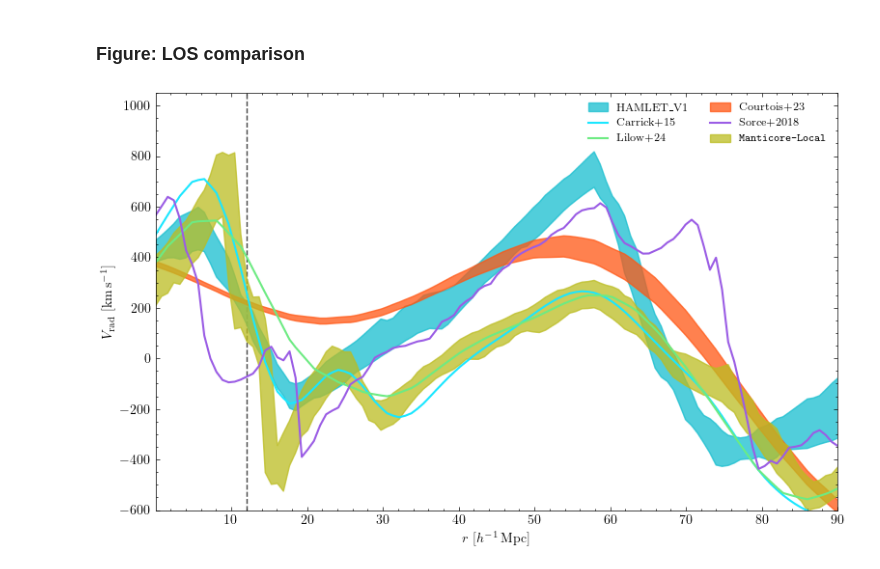
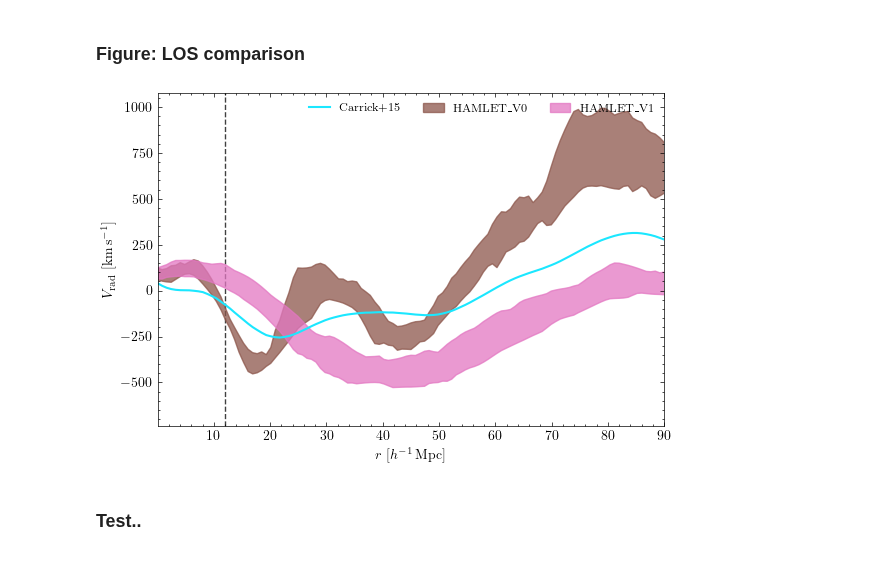
Before and after one commit to Richard-Sti/CANDEL, a Jupyter notebook: notebooks/paper_VFO/main_VFO.ipynb, the cells around one changed output. Cells and saved outputs as stored; diff of their text form; code cells hidden in the pictures.

Commit message:
Update plots

```diff
--- a/notebooks/paper_VFO/main_VFO.ipynb
+++ b/notebooks/paper_VFO/main_VFO.ipynb
@@ -123,7 +126,8 @@ k = None
 data = {}
 # reconstructions = ["CB2", "Carrick2015", "Lilow2024", "CF4", "CLONES"]
 # reconstructions = ["Carrick2015", "Lilow2024", "CF4", "CLONES", "HAMLET", "CB2"]
-reconstructions = ["HAMLET_V1", "Carrick2015", "Lilow2024", "CF4", "CLONES", "manticore_2MPP_MULTIBIN_N256_DES_V2"]
+# reconstructions = ["HAMLET_V1", "Carrick2015", "Lilow2024", "CF4", "CLONES", "manticore_2MPP_MULTIBIN_N256_DES_V2"]
+reconstructions = ["Carrick2015", "HAMLET_V0", "HAMLET_V1", ]
 
 for reconstruction in reconstructions:
     with File(join(rootdir, f"los_CF4_TFR_{reconstruction}.hdf5"), 'r') as f:
@@ -131,7 +135,8 @@ for reconstruction in reconstructions:
             RA = np.deg2rad(f["RA"][...])
             dec = np.deg2rad(f["dec"][...])
             angdist = angular_separation(RA, dec, RA_virgo, dec_virgo)
-            k = np.argmin(angdist)
+            # k = np.argmin(angdist) + 500
+            k = np.random.choice(np.arange(0, len(angdist)))
 
         r = f["r"][...]
         rho = f["los_density"][:, k, :]
@@ -142,36 +147,40 @@ for reconstruction in reconstructions:
 
         data[reconstruction] = [r, rho, vel]
 # %%
+gen = np.random.default_rng(43)
+
 with plt.style.context("science"):
-    fig, ax = plt.subplots(figsize=(8, 5))
+    fig, ax = plt.subplots(figsize=(6, 4))
     lw = plt.rcParams["lines.linewidth"]
 
     for simname in reconstructions:
         r, rho, vel = data[simname]  # vel: (nsamples, nr)
         y = vel
 
 
-        col = simname2color(simname)
+        col = simname2color(simname, gen)
         if vel.shape[0] > 1:
             ylow, yhigh = np.percentile(y, [16, 84], axis=0)
             ax.fill_between(r, ylow, yhigh, alpha=0.75,
                             label=simname2label(simname), color=col)
         else:
             ax.plot(r, y[0], lw=1.5 * lw, label=simname2label(simname),
                     color=col)
 
     ax.set_xlabel(r"$r~[h^{-1}\,\mathrm{Mpc}]$")
     ax.set_ylabel(r"$V_{\rm rad}~[\mathrm{km}\,\mathrm{s}^{-1}]$")
 
     ax.set_xlim(r.min(), 90)
-    ax.set_ylim(-600, 1050)
-    # ax.set_yscale("log")
+    # ax.set_ylim(-600, 1050)
 
     ax.axvline(dist_virgo, zorder=0, c="k", ls="--", alpha=0.75)
 
-    ax.legend(ncols=2, loc="upper right", fontsize="small", handlelength=1.75)
+    ax.legend(ncols=3, loc="upper right", fontsize="small", handlelength=1.75)
 
     fig.tight_layout()
+    fig.savefig(f"/Users/rstiskalek/Downloads/LOS_{k}.png", dpi=450)
     plt.show()
 # %% [output]
-[figure, old version]
+[figure, new version]
+# %% [markdown]
+### Test..
```
Also changed, not shown: parts of 5 cells of this notebook.
